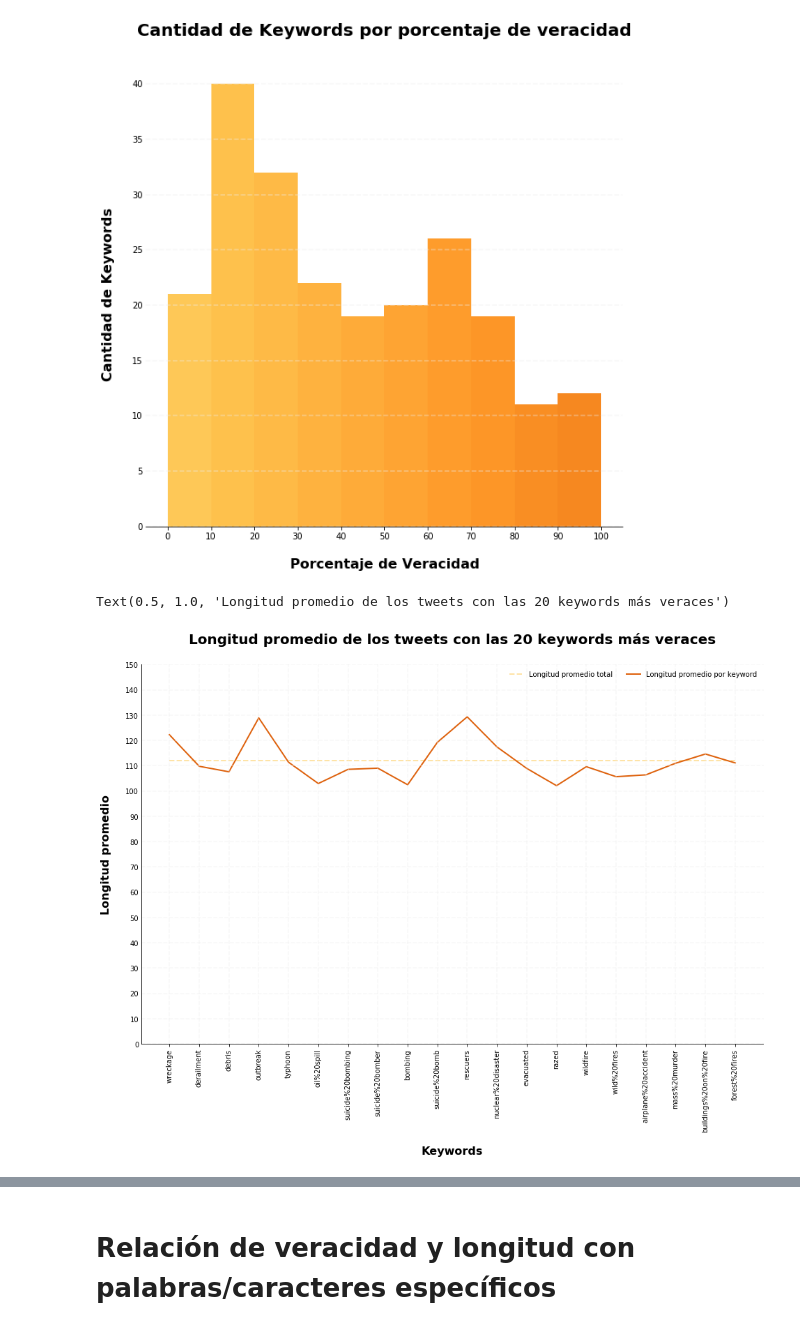
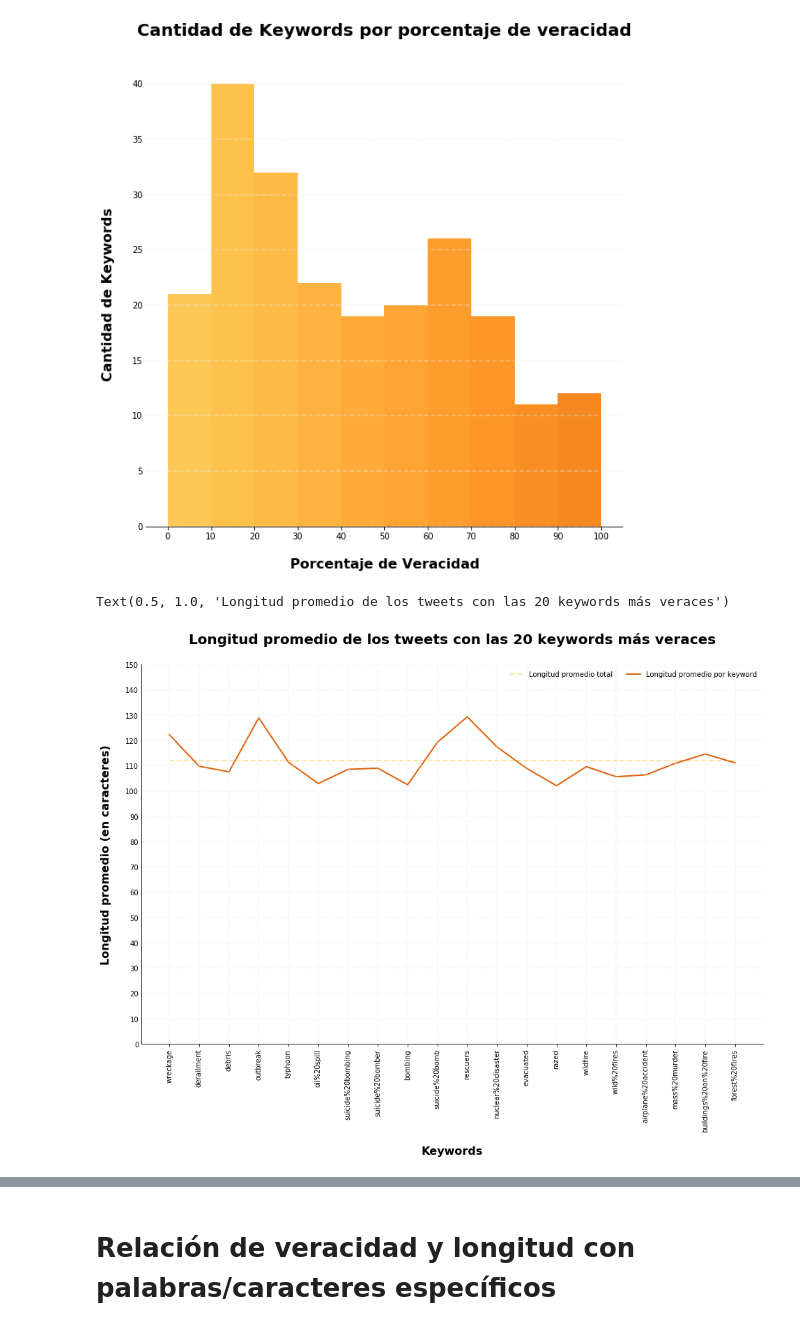
Before and after one commit to RiedelNicolas/TP1-Organizacion-de-Datos, a Jupyter notebook: Gonza.ipynb, the cells around one changed output, grey strips where cells are left out. Saved outputs shown, nothing was run; the diff lists cells and outputs as text; code cells hidden in the pictures.

```diff
--- a/Gonza.ipynb
+++ b/Gonza.ipynb
@@ -244,35 +244,35 @@ top20_linear.plot(saltos_x, longitud_promedio, lw=2, color=colores[1], \
                   alpha=0.6, linestyle = '--', label='Longitud promedio total')
 
 top20_linear.plot(keywords_veraces.index.values.tolist(), keywords_veraces['length_mean'],\
                 lw=2, color=colores[18], alpha=1, label='Longitud promedio por keyword')
 
 plt.xticks(saltos_x)
 plt.xticks(rotation=90)
 plt.yticks(np.arange(0, 160, 10.0))
 
 top20_linear.spines['right'].set_visible(False)
 top20_linear.spines['top'].set_visible(False)
 plt.tick_params(axis='y', length=0)
 
 lineas_x = top20_linear.get_xticks()
 for i in lineas_x:
       top20_linear.axvline(x=i, linestyle='--', alpha=0.4, color='#eeeeee')
 
 lineas_y = top20_linear.get_yticks()
 for i in lineas_y:
       top20_linear.axhline(y=i, linestyle='--', alpha=0.4, color='#eeeeee')
 
 
 
 top20_linear.set_xlabel("Keywords", labelpad=20, weight='bold', size=16)
-top20_linear.set_ylabel("Longitud promedio", labelpad=20, weight='bold', size=16)
+top20_linear.set_ylabel("Longitud promedio (en caracteres)", labelpad=20, weight='bold', size=16)
 
 top20_linear.legend(frameon=False, loc='best', ncol=2)
 
 plt.title("Longitud promedio de los tweets con las 20 keywords más veraces", weight='bold', size=20, pad=30)
 # %% [output]
 Text(0.5, 1.0, 'Longitud promedio de los tweets con las 20 keywords más veraces')
-[figure, old version]
+[figure, new version]
 # %%
 plt.figure(figsize=(16,10))
 worst20 = plt.subplot()
```
Also changed, not shown: parts of 14 cells of this notebook.
